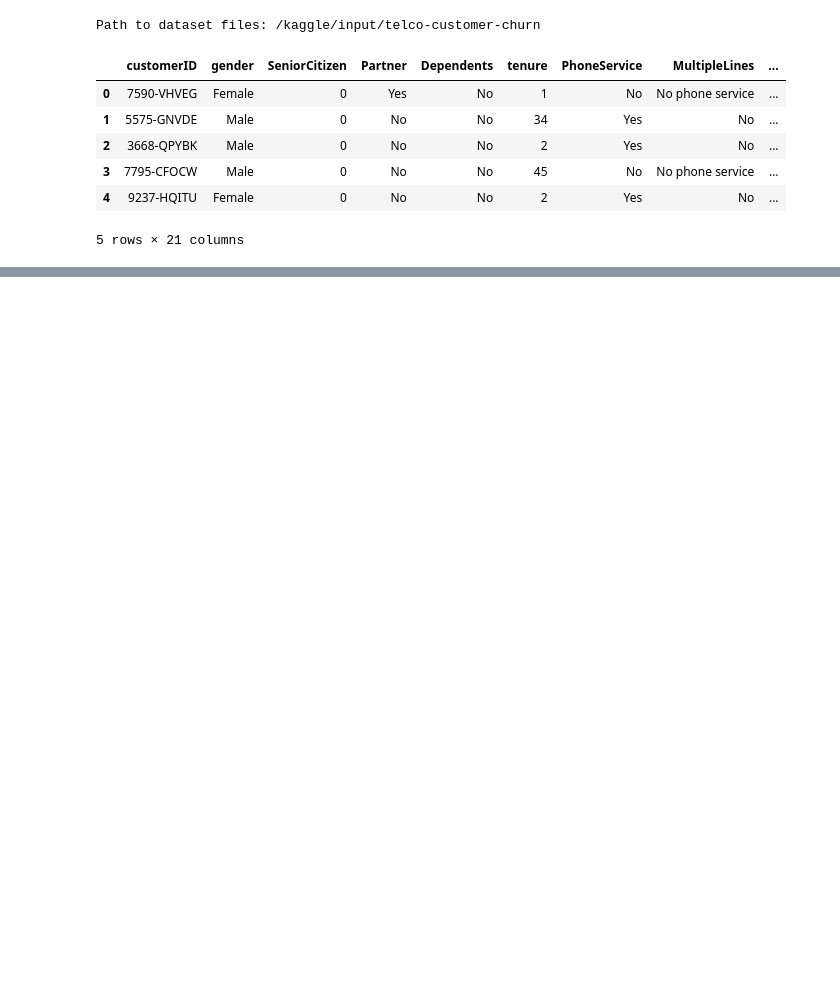
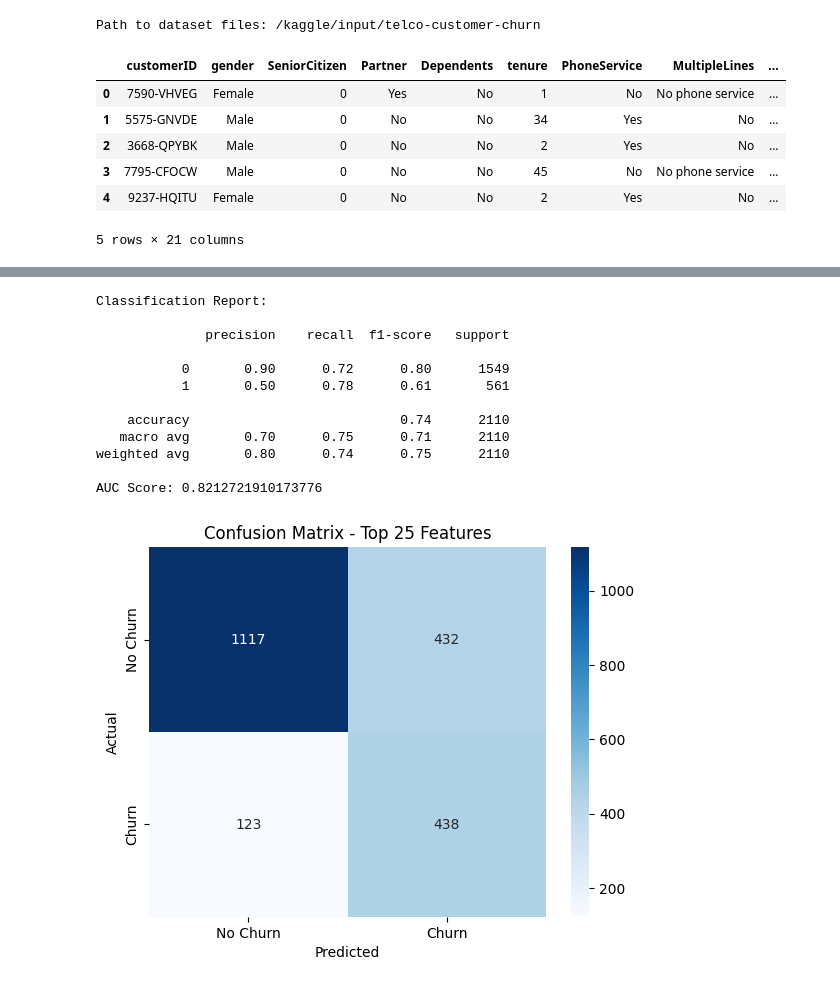
Before and after one commit to sarmi2325/Supervised_Learning, a Jupyter notebook: churn_V1.ipynb, the cells around one changed output, grey strips where cells are left out. Cells and saved outputs as stored; diff of their text form; code cells hidden in the pictures; blank space fills up the shorter version.

```diff
--- a/churn_V1.ipynb
+++ b/churn_V1.ipynb
@@ -139,0 +155,25 @@ AUC Score: 0.8144683074239145
+# %%
+from sklearn.feature_selection import mutual_info_classif
+
+mi_scores = mutual_info_classif(X_train_sm, y_train_sm)
+mi_df = pd.Series(mi_scores, index=X_train_sm.columns).sort_values(ascending=False)
+top_features = mi_df.head(25).index.tolist()
+
+X_train_sm = X_train_sm[top_features]
+X_test = X_test[top_features]
+# %%
+from xgboost import XGBClassifier
+
+xgb_top = XGBClassifier(
+    n_estimators=200,
+    max_depth=4,
+    learning_rate=0.1,
+    subsample=0.8,
+    colsample_bytree=0.8,
+    scale_pos_weight=2,
+    random_state=42,
+    use_label_encoder=False,
+    eval_metric='logloss'
+)
+
+xgb_top.fit(X_train_sm, y_train_sm)
@@ -139,0 +195,31 @@ AUC Score: 0.8144683074239145
+# %%
+from sklearn.metrics import classification_report, confusion_matrix, roc_auc_score
+
+y_pred = xgb_top.predict(X_test)
+y_probs = xgb_top.predict_proba(X_test)[:, 1]
+
+print("Classification Report:\n")
+print(classification_report(y_test, y_pred))
+
+print("AUC Score:", roc_auc_score(y_test, y_probs))
+
+cm = confusion_matrix(y_test, y_pred)
+sns.heatmap(cm, annot=True, fmt='d', cmap='Blues', xticklabels=['No Churn', 'Churn'], yticklabels=['No Churn', 'Churn'])
+plt.xlabel("Predicted")
+plt.ylabel("Actual")
+plt.title("Confusion Matrix - Top 25 Features")
+plt.show()
+# %% [output]
+Classification Report:
+
+              precision    recall  f1-score   support
+
+           0       0.90      0.72      0.80      1549
+           1       0.50      0.78      0.61       561
+
+    accuracy                           0.74      2110
+   macro avg       0.70      0.75      0.71      2110
+weighted avg       0.80      0.74      0.75      2110
+
+AUC Score: 0.8212721910173776
+[figure, added]
```
Also changed, not shown: parts of 9 cells of this notebook.
